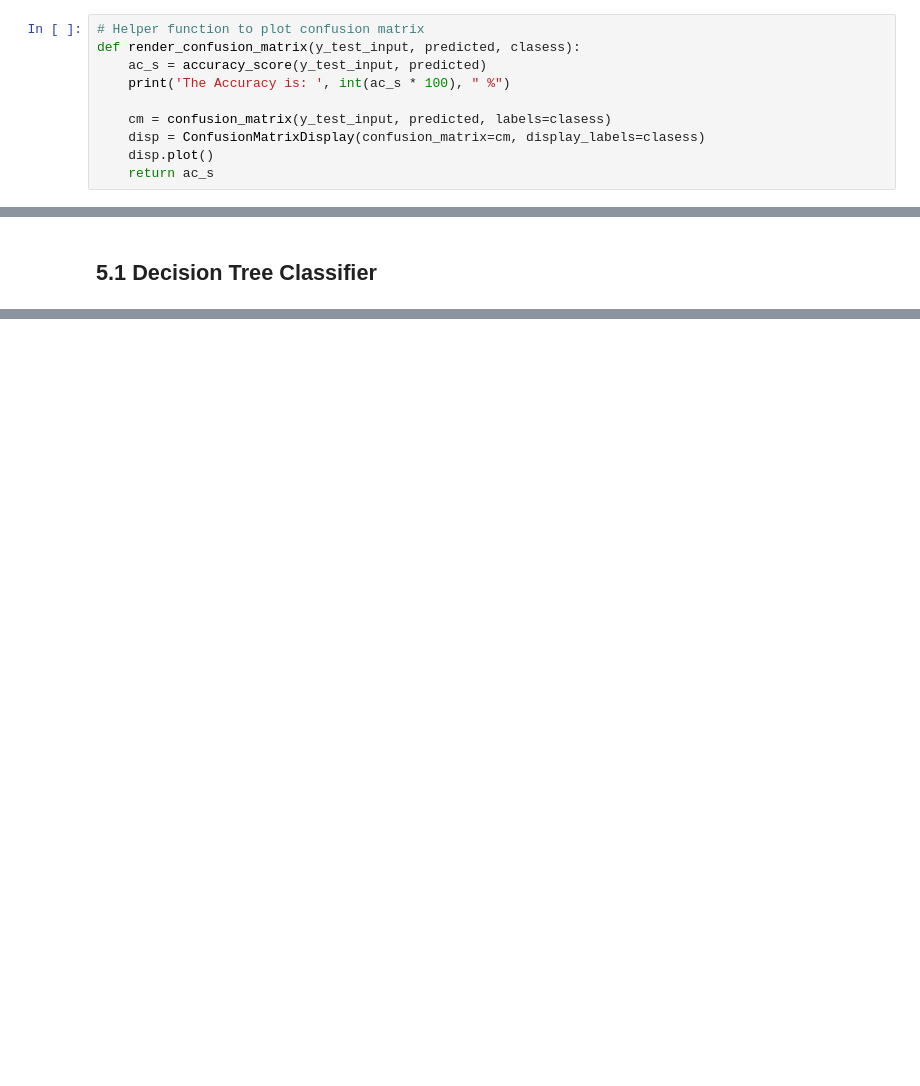
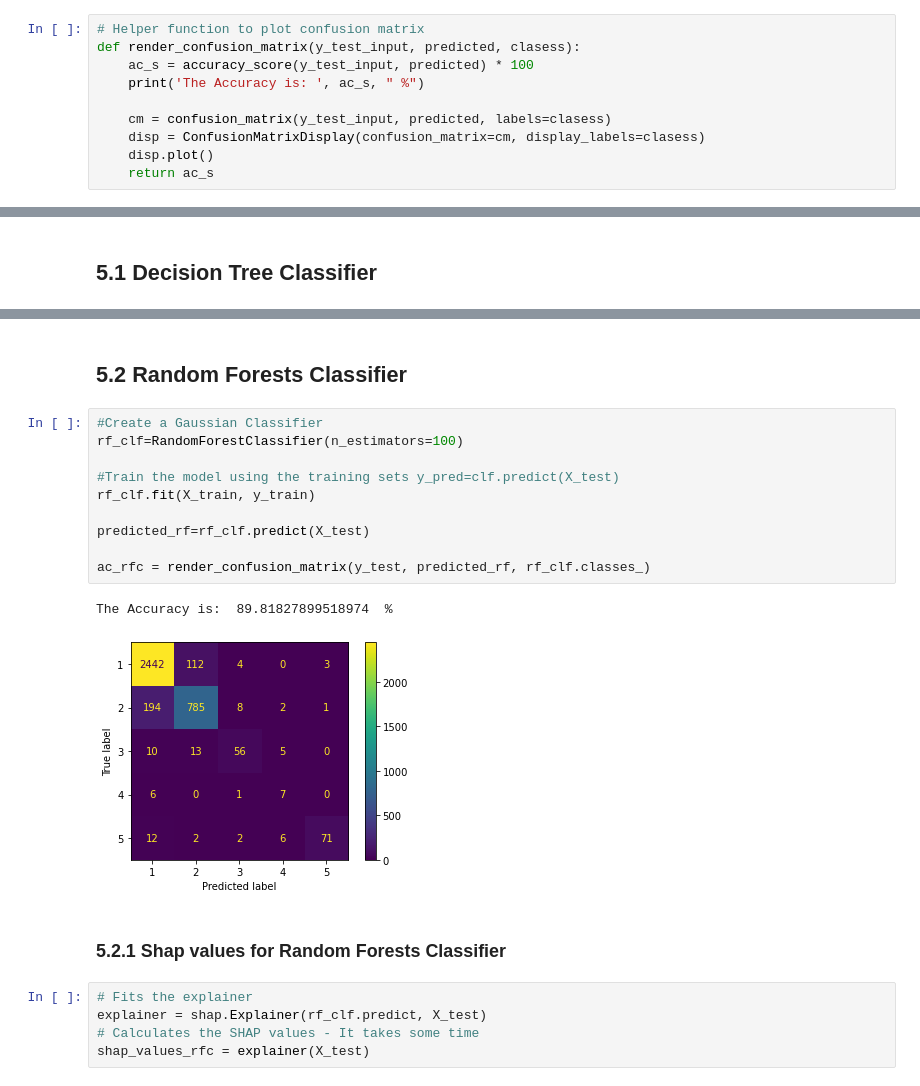
Before and after one commit to jrolopez20/blu-ml, a Jupyter notebook: Forecasting account receivables - Multi Class Classification - Variation.ipynb, the cells around one changed output, grey strips where cells are left out. Cells and saved outputs as stored; diff of their text form; blank space fills up the shorter version.

```diff
--- a/Forecasting account receivables - Multi Class Classification - Variation.ipynb
+++ b/Forecasting account receivables - Multi Class Classification - Variation.ipynb
@@ -396,8 +404,8 @@ Test dataset shape:  (3742, 16)
 # %%
 # Helper function to plot confusion matrix
 def render_confusion_matrix(y_test_input, predicted, clasess):
-    ac_s = accuracy_score(y_test_input, predicted)
-    print('The Accuracy is: ', int(ac_s * 100), " %")
+    ac_s = accuracy_score(y_test_input, predicted) * 100
+    print('The Accuracy is: ', ac_s, " %")
 
     cm = confusion_matrix(y_test_input, predicted, labels=clasess)
     disp = ConfusionMatrixDisplay(confusion_matrix=cm, display_labels=clasess)
@@ -473,0 +449,22 @@ Index(['Fecha', 'FechaVencimiento', 'Monto', 'NumberTotalPaidInvoices',
+# %% [markdown]
+## 5.2 Random Forests Classifier
+# %%
+#Create a Gaussian Classifier
+rf_clf=RandomForestClassifier(n_estimators=100)
+
+#Train the model using the training sets y_pred=clf.predict(X_test)
+rf_clf.fit(X_train, y_train)
+
+predicted_rf=rf_clf.predict(X_test)
+
+ac_rfc = render_confusion_matrix(y_test, predicted_rf, rf_clf.classes_)
+# %% [output]
+The Accuracy is:  89.81827899518974  %
+[figure, added]
+# %% [markdown]
+### 5.2.1 Shap values for Random Forests Classifier
+# %%
+# Fits the explainer
+explainer = shap.Explainer(rf_clf.predict, X_test)
+# Calculates the SHAP values - It takes some time
+shap_values_rfc = explainer(X_test)
```
Also changed, not shown: parts of 31 cells of this notebook, 2 other files.
